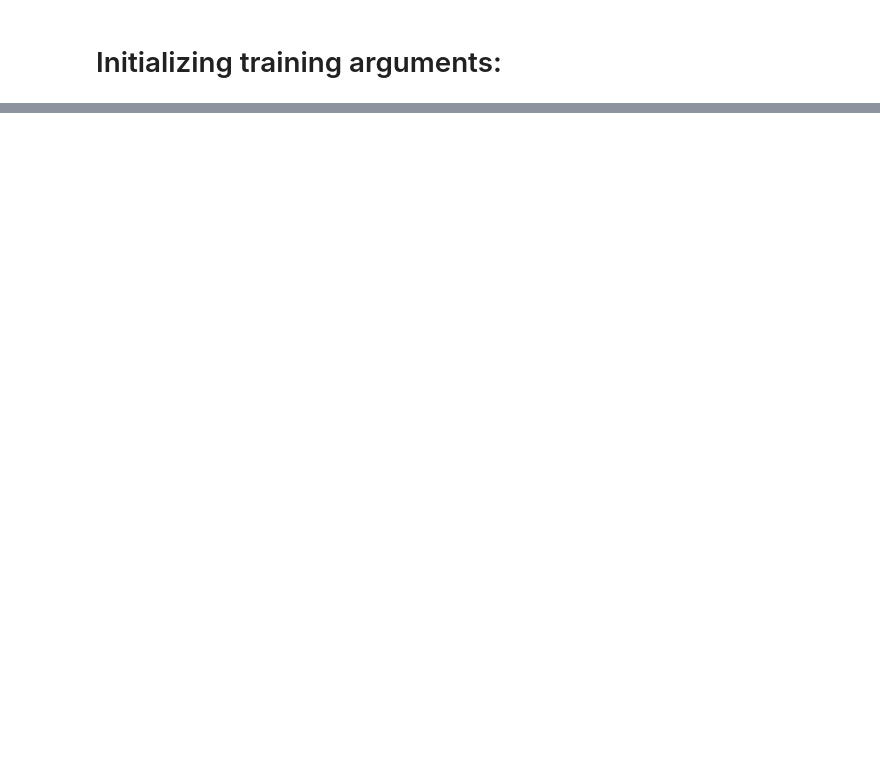
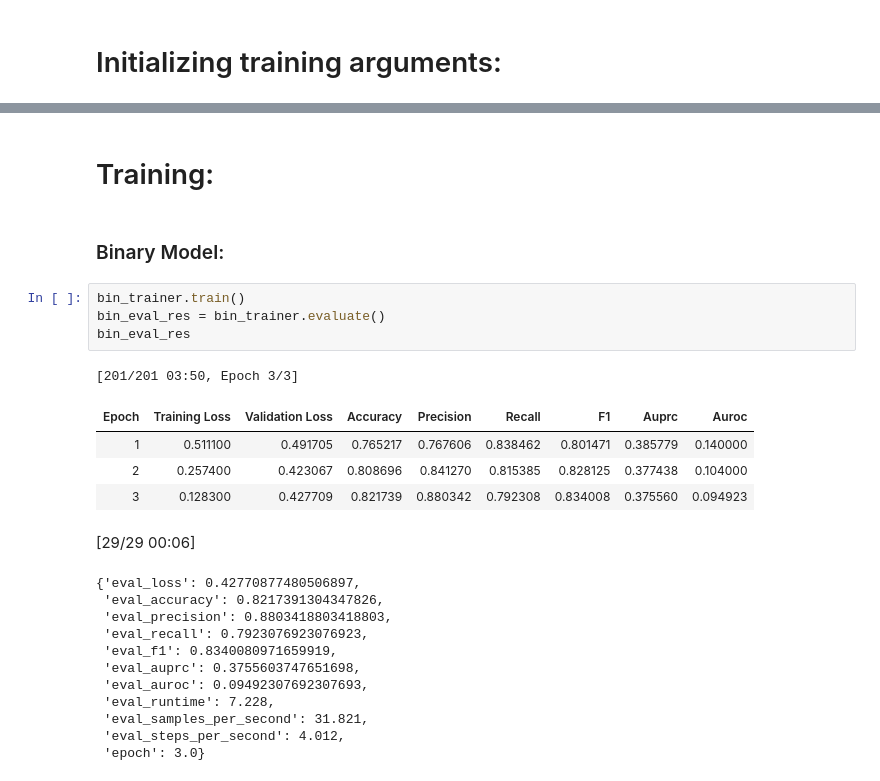
Before and after one commit to dlsmallw/NLPinitiative, a Jupyter notebook: notebooks/Data_Preparation_Notes.ipynb, the cells around one changed output, grey strips where cells are left out. Cells and saved outputs as stored; diff of their text form; blank space fills up the shorter version.

```diff
--- a/notebooks/Data_Preparation_Notes.ipynb
+++ b/notebooks/Data_Preparation_Notes.ipynb
@@ -250,0 +259,26 @@ weight_decay=0.01,
+# %% [markdown]
+# Training:
+# %% [markdown]
+### Binary Model:
+# %%
+bin_trainer.train()
+bin_eval_res = bin_trainer.evaluate()
+bin_eval_res
+# %% [output]
+[201/201 03:50, Epoch 3/3]
+| Epoch | Training Loss | Validation Loss | Accuracy | Precision | Recall | F1 | Auprc | Auroc |
+| 1 | 0.511100 | 0.491705 | 0.765217 | 0.767606 | 0.838462 | 0.801471 | 0.385779 | 0.140000 |
+| 2 | 0.257400 | 0.423067 | 0.808696 | 0.841270 | 0.815385 | 0.828125 | 0.377438 | 0.104000 |
+| 3 | 0.128300 | 0.427709 | 0.821739 | 0.880342 | 0.792308 | 0.834008 | 0.375560 | 0.094923 |
+[29/29 00:06]
+{'eval_loss': 0.42770877480506897,
+ 'eval_accuracy': 0.8217391304347826,
+ 'eval_precision': 0.8803418803418803,
+ 'eval_recall': 0.7923076923076923,
+ 'eval_f1': 0.8340080971659919,
+ 'eval_auprc': 0.3755603747651698,
+ 'eval_auroc': 0.09492307692307693,
+ 'eval_runtime': 7.228,
+ 'eval_samples_per_second': 31.821,
+ 'eval_steps_per_second': 4.012,
+ 'epoch': 3.0}
```
Also changed, not shown: parts of 14 cells of this notebook, 2 other files.
